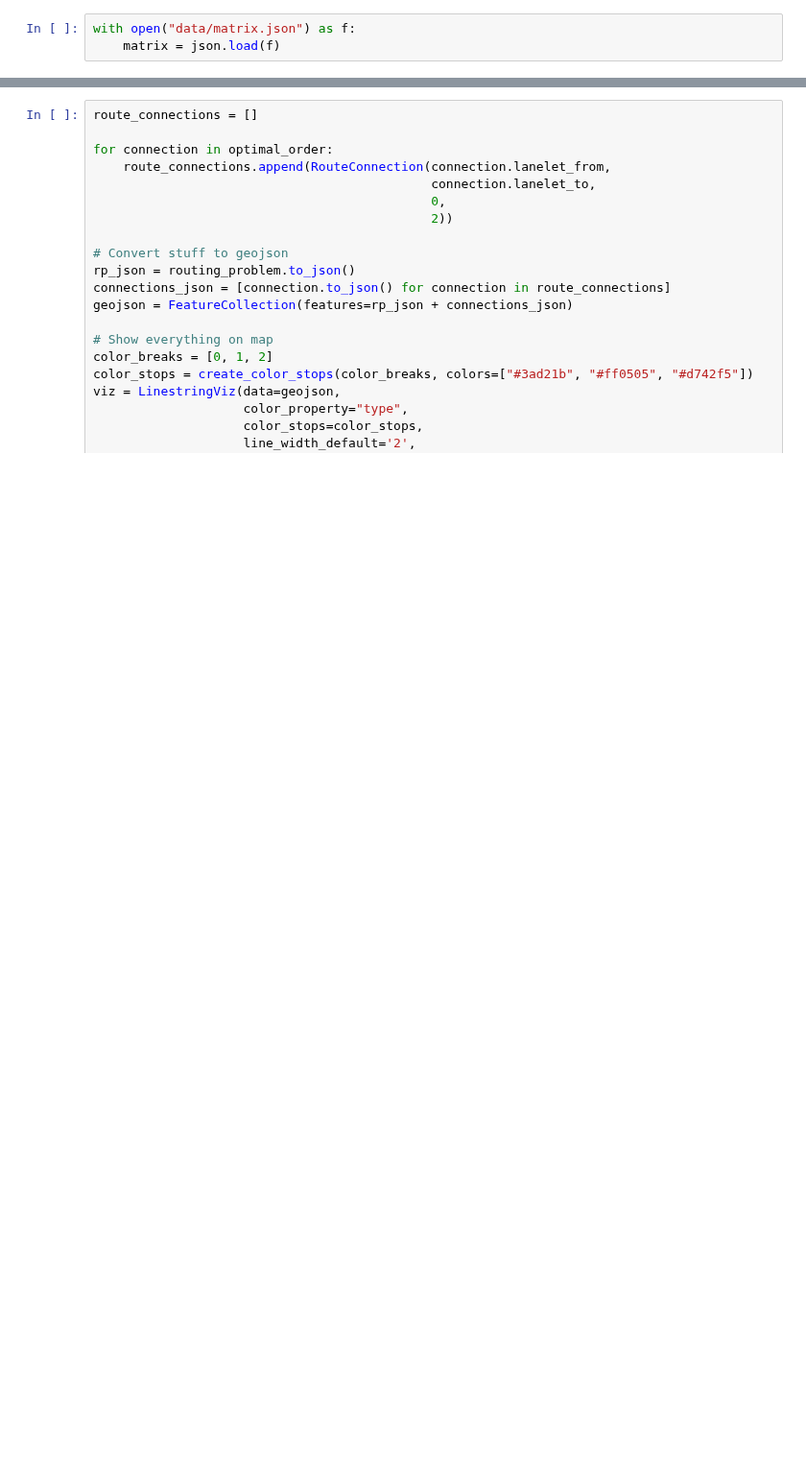
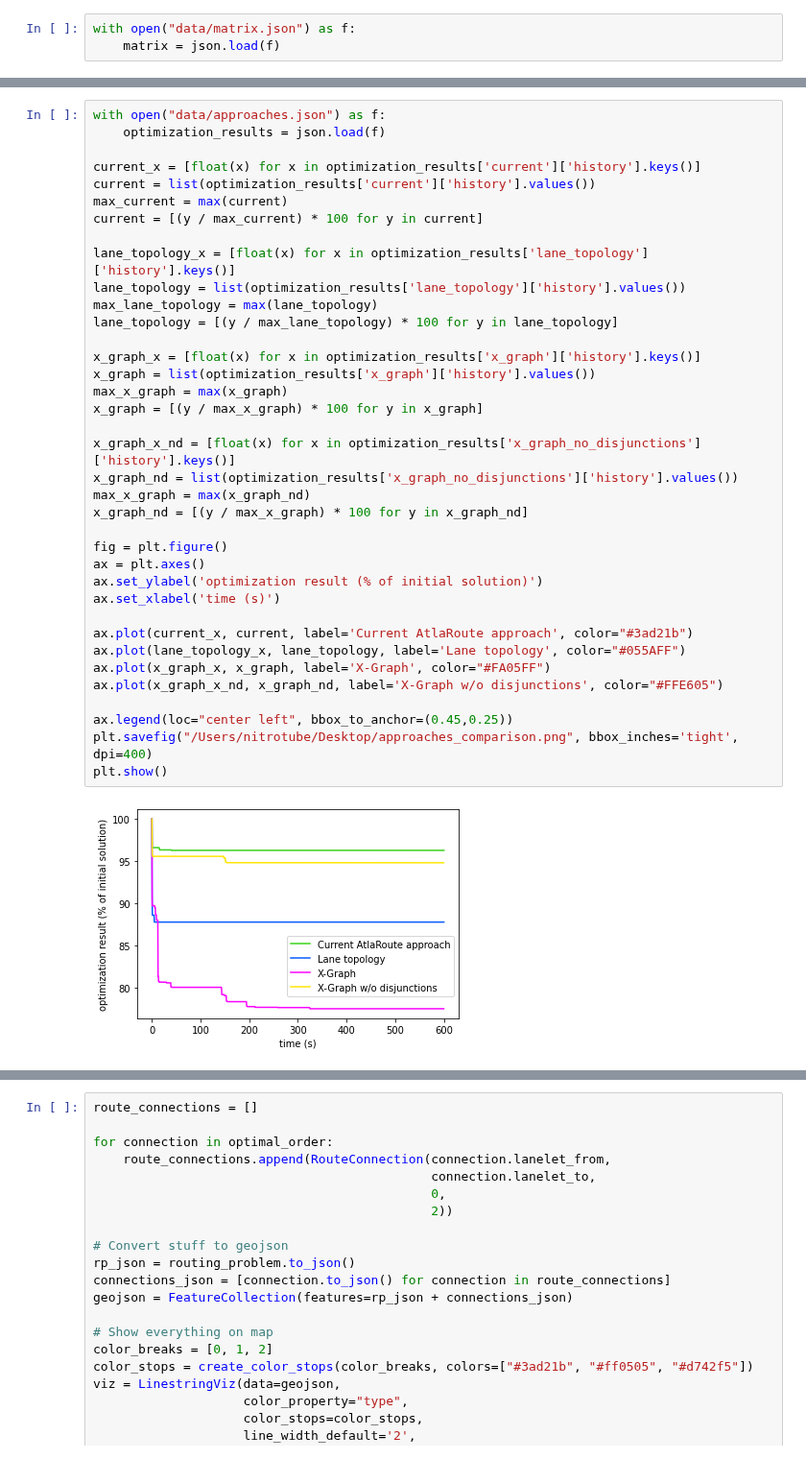
Before and after one commit to espirin/vehicle-routing-with-higher-order-penalties, a Jupyter notebook: lane_topology.ipynb, the cells around one changed output, grey strips where cells are left out. Shown at 96% size. Saved outputs shown, nothing was run; the diff lists cells and outputs as text; blank space fills up the shorter version.

```diff
--- a/lane_topology.ipynb
+++ b/lane_topology.ipynb
@@ -262,0 +338,39 @@ X-Graph: 1704
+# %%
+with open("data/approaches.json") as f:
+    optimization_results = json.load(f)
+
+current_x = [float(x) for x in optimization_results['current']['history'].keys()]
+current = list(optimization_results['current']['history'].values())
+max_current = max(current)
+current = [(y / max_current) * 100 for y in current]
+
+lane_topology_x = [float(x) for x in optimization_results['lane_topology']['history'].keys()]
+lane_topology = list(optimization_results['lane_topology']['history'].values())
+max_lane_topology = max(lane_topology)
+lane_topology = [(y / max_lane_topology) * 100 for y in lane_topology]
+
+x_graph_x = [float(x) for x in optimization_results['x_graph']['history'].keys()]
+x_graph = list(optimization_results['x_graph']['history'].values())
+max_x_graph = max(x_graph)
+x_graph = [(y / max_x_graph) * 100 for y in x_graph]
+
+x_graph_x_nd = [float(x) for x in optimization_results['x_graph_no_disjunctions']['history'].keys()]
+x_graph_nd = list(optimization_results['x_graph_no_disjunctions']['history'].values())
+max_x_graph = max(x_graph_nd)
+x_graph_nd = [(y / max_x_graph) * 100 for y in x_graph_nd]
+
+fig = plt.figure()
+ax = plt.axes()
+ax.set_ylabel('optimization result (% of initial solution)')
+ax.set_xlabel('time (s)')
+
+ax.plot(current_x, current, label='Current AtlaRoute approach', color="#3ad21b")
+ax.plot(lane_topology_x, lane_topology, label='Lane topology', color="#055AFF")
+ax.plot(x_graph_x, x_graph, label='X-Graph', color="#FA05FF")
+ax.plot(x_graph_x_nd, x_graph_nd, label='X-Graph w/o disjunctions', color="#FFE605")
+
+ax.legend(loc="center left", bbox_to_anchor=(0.45,0.25))
+plt.savefig("/Users/nitrotube/Desktop/approaches_comparison.png", bbox_inches='tight', dpi=400)
+plt.show()
+# %% [output]
+[figure, added]
```
Also changed, not shown: parts of 23 cells of this notebook, 38 other files.
